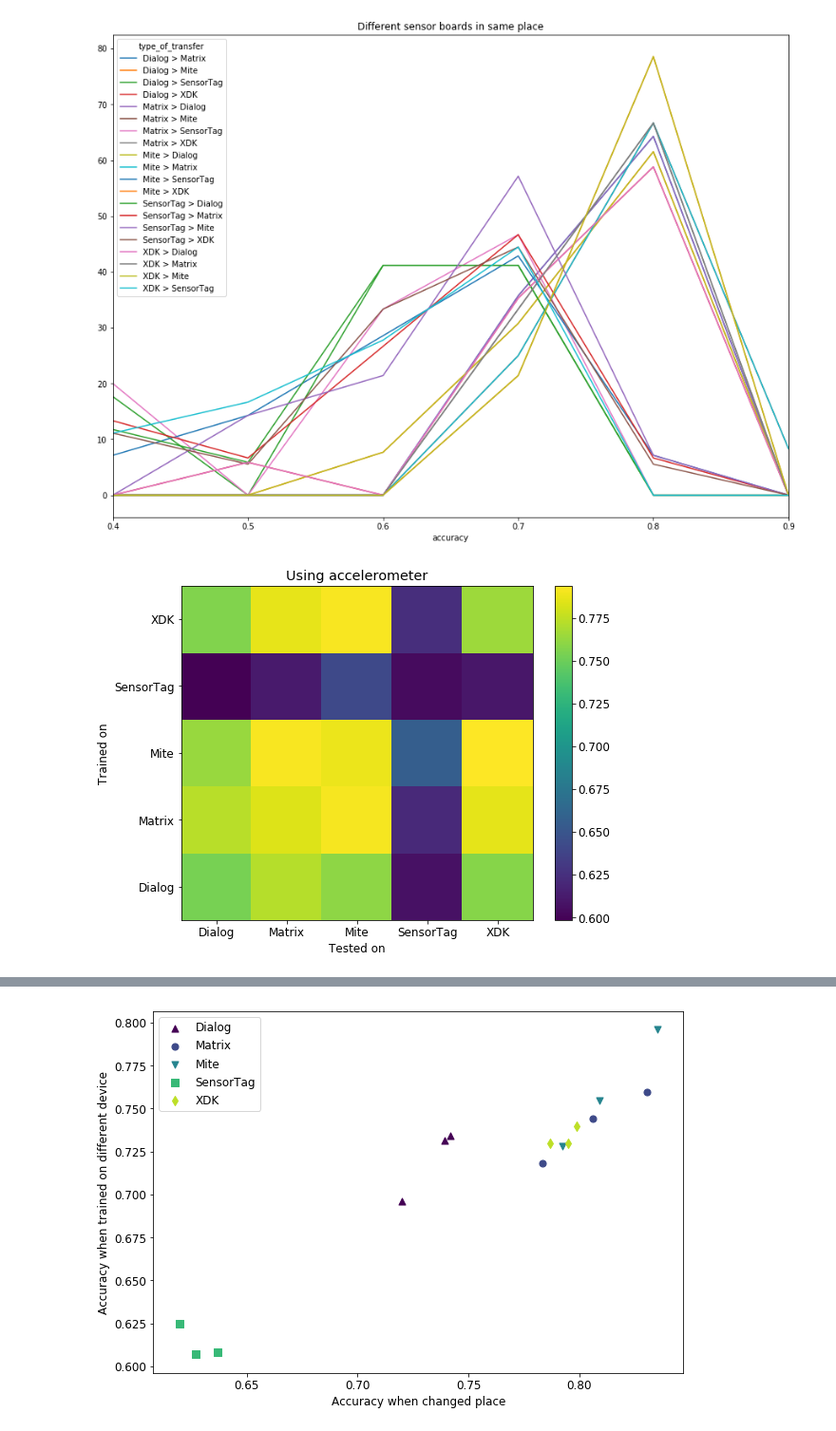
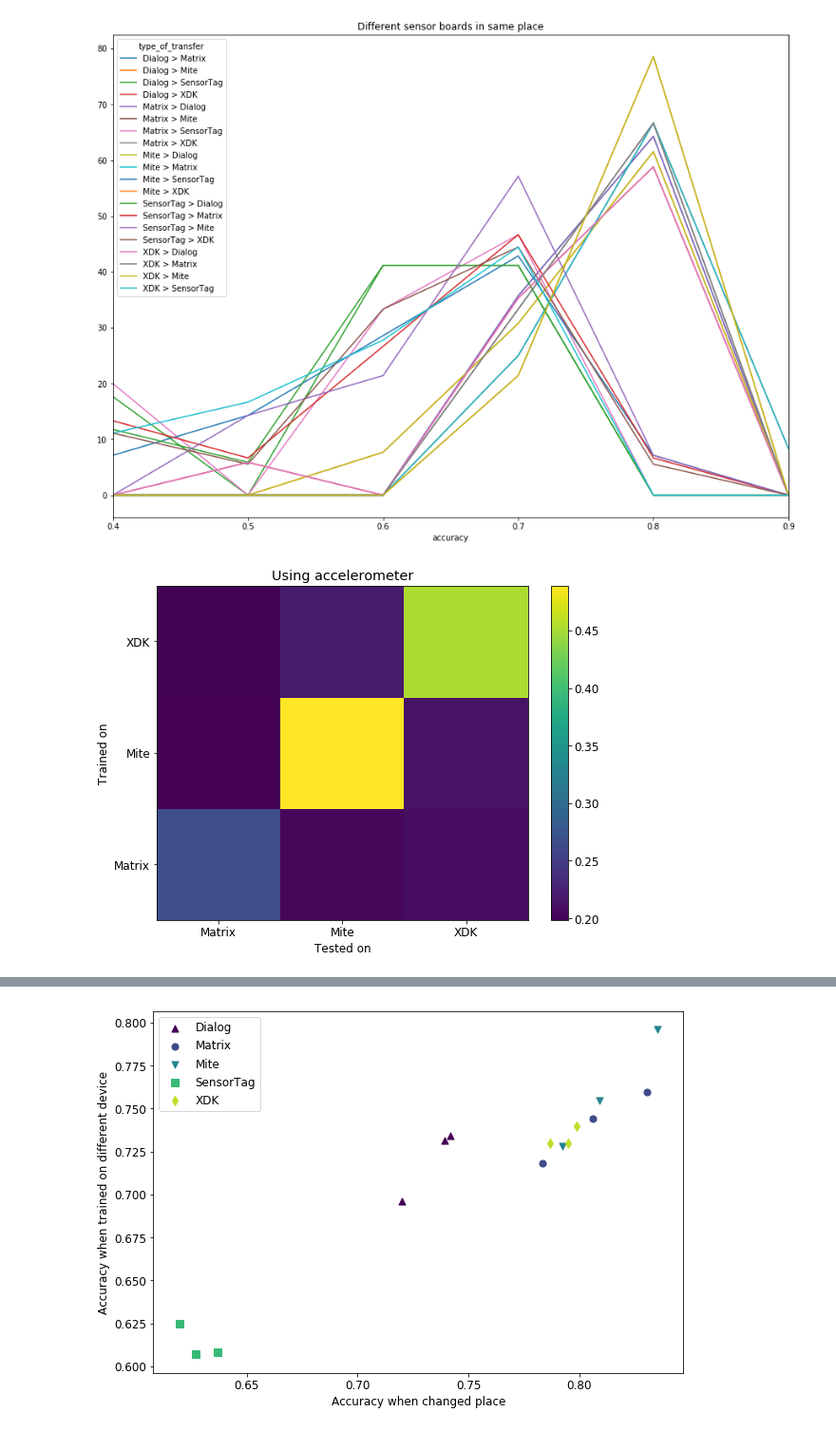
Before and after one commit to matus-tomlein/transfer-learning-playground, a Jupyter notebook: notebooks/visulize-transfer-results.ipynb, the cells around one changed output, grey strips where cells are left out. Shown at 95% size. Saved outputs shown, nothing was run; the diff lists cells and outputs as text; code cells hidden in the pictures.

```diff
--- a/notebooks/visulize-transfer-results.ipynb
+++ b/notebooks/visulize-transfer-results.ipynb
@@ -196,36 +195,36 @@ df = pd.read_sql_query("""
       FROM v_results_transfer_aggr_fs
 
       WHERE
-      activities = '11 activities' AND
-      features = 'Accel IMQ' AND
+      activities = '5 activities' AND
+      features = 'Mic' AND
       accuracy_without_fs_without_is > 0 AND
       source_room = target_room AND
       source_location = target_location AND
       NOT easy_domain_adaptation AND
       target_training_data = 0.0 AND
       source_training_data = 0.6 AND
       source_device <> 'Mite 3' AND target_device <> 'Mite 3'
     ) t
 
     GROUP BY "Trained on", "Tested on"
     ORDER BY "Trained on", "Tested on"
     """, con=engine)
 df = df.pivot(index='Tested on', columns='Trained on', values='accuracy')
 # df = df.fillna(value=0)
 
 plt.rcParams["figure.figsize"] = (8, 6)
 pcolor = plt.pcolor(df)
 plt.yticks(np.arange(0.5, len(df.index), 1), df.index)
 plt.xticks(np.arange(0.5, len(df.columns), 1), df.columns)
 plt.xlabel('Tested on')
 plt.ylabel('Trained on')
 plt.title('Using accelerometer')
 plt.colorbar(pcolor)
 plt.rc('font', size=12)
 plt.tight_layout()
 plt.savefig('plots/device_transfer_heatmap.pdf')
 # %% [output]
-[figure, old version]
+[figure, new version]
 # %%
 df = pd.read_sql_query("""
     SELECT
```
Also changed, not shown: parts of 6 cells of this notebook, 25 other files.
